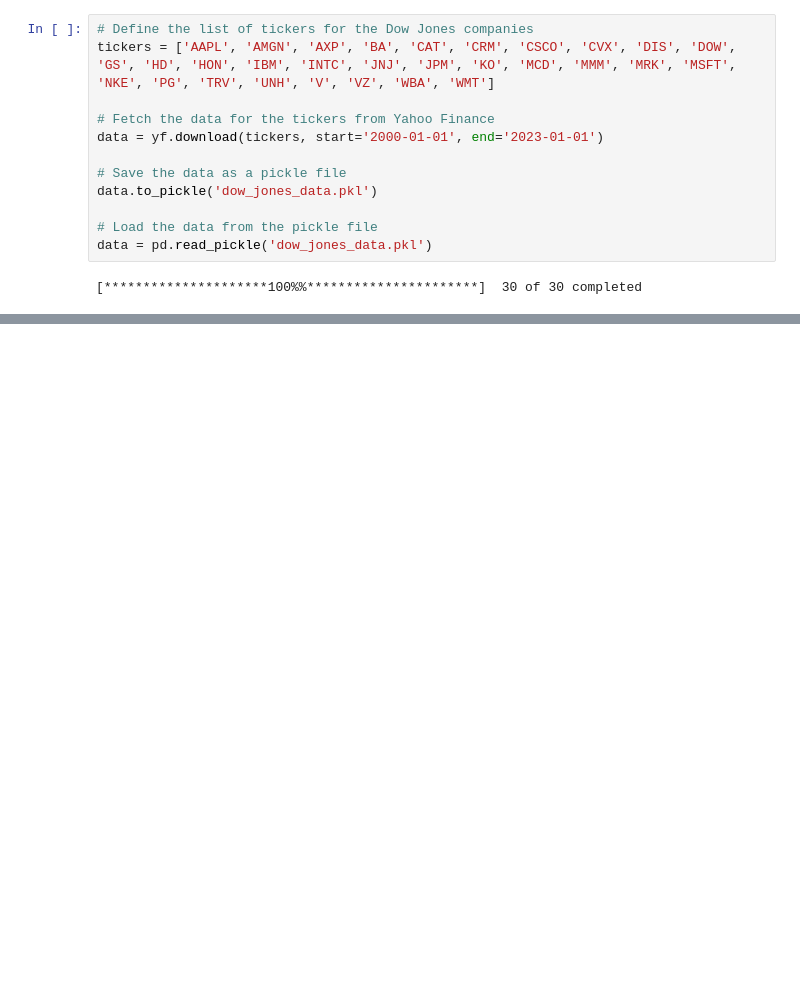
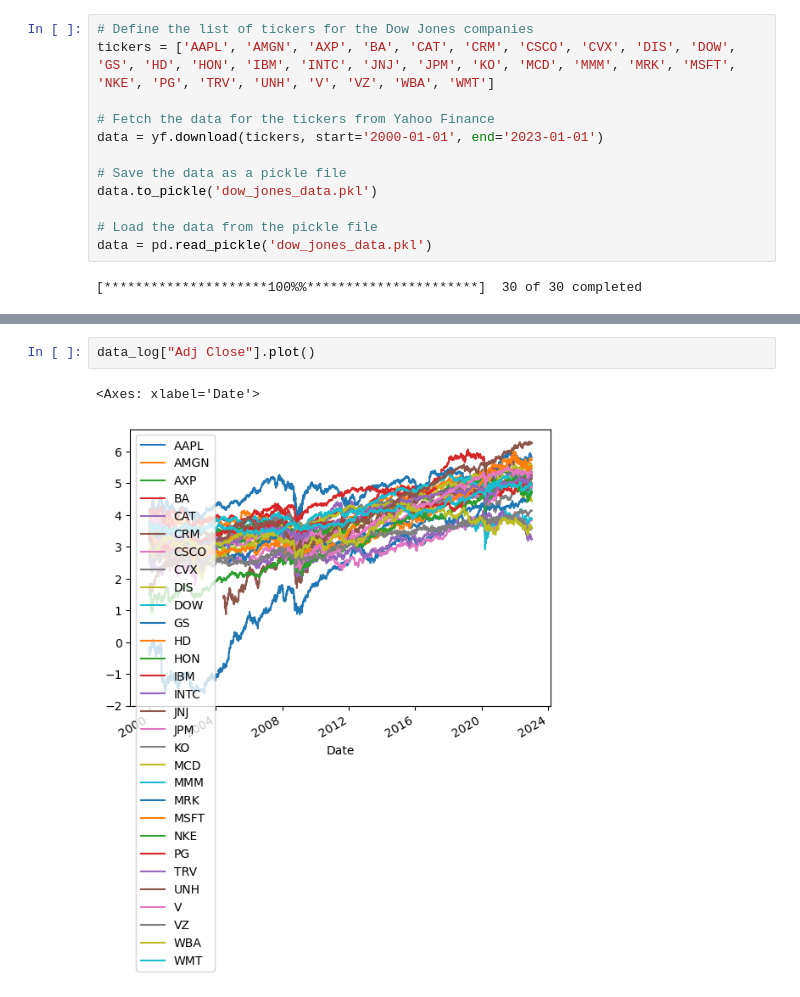
Before and after one commit to alekseevpavel04/project, a Jupyter notebook: ReceiveData.ipynb, the cells around one changed output, grey strips where cells are left out. Saved outputs shown, nothing was run; the diff lists cells and outputs as text; blank space fills up the shorter version.

```diff
--- a/ReceiveData.ipynb
+++ b/ReceiveData.ipynb
@@ -35,0 +145,5 @@ data
+# %%
+data_log["Adj Close"].plot()
+# %% [output]
+<Axes: xlabel='Date'>
+[figure, added]
```
Also changed, not shown: parts of 11 cells of this notebook.
